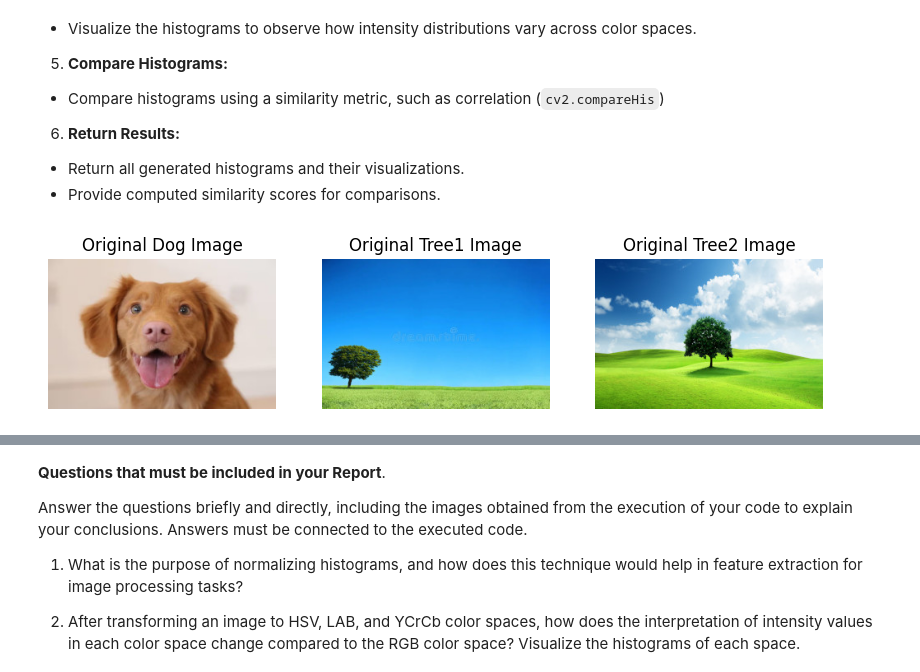
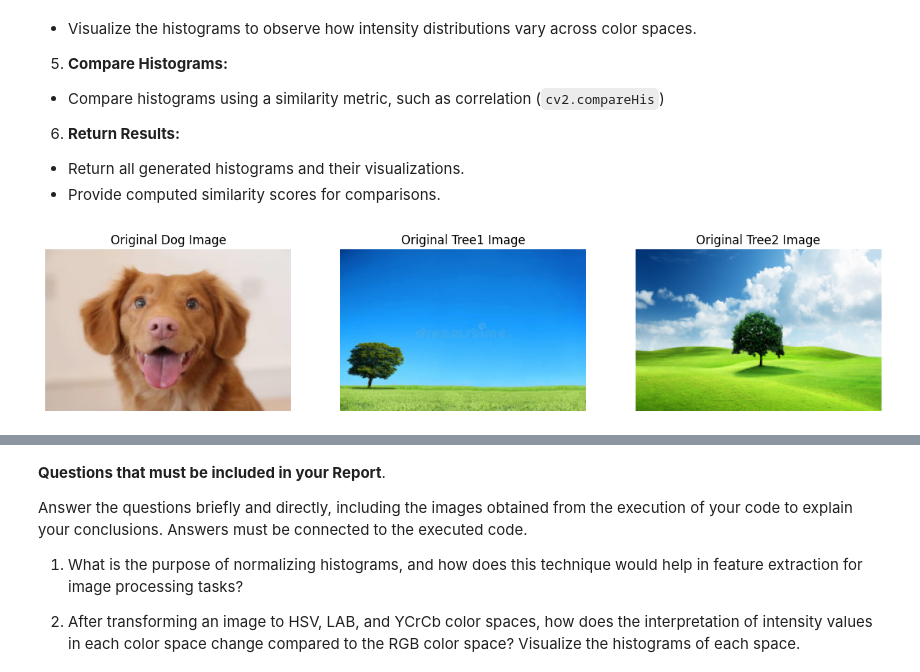
Before and after one commit to M-Riedemann/Computer_Vision, a Jupyter notebook: Project4/Project4.ipynb, the cells around one changed output, grey strips where cells are left out. Drawn from its saved outputs; the diff is of its cells as text; code cells hidden in the pictures.

```diff
--- a/Project4/Project4.ipynb
+++ b/Project4/Project4.ipynb
@@ -121,32 +220,34 @@ def compare_histograms_via_correlation(hist1, hist2):
 # %%
+#1. Load and Display the Image:
+
 # Convertion of BGR to RGB
 image_bgr_dog = cv2.imread("images/dataset_histograms/dog.jpg")
 image_bgr_tree1 = cv2.imread("images/dataset_histograms/tree1.jpg")
 image_bgr_tree2 = cv2.imread("images/dataset_histograms/tree2.jpg")
 
 image_RGB_dog = cv2.cvtColor(image_bgr_dog, cv2.COLOR_BGR2RGB)
 image_RGB_tree1 = cv2.cvtColor(image_bgr_tree1, cv2.COLOR_BGR2RGB)
-image_RGB_tree2 = cv2.cvtColor(image_bgr_tree2, cv2.COLOR_BGR2RGB)
+image_HSV_tree2 = cv2.cvtColor(image_bgr_tree2, cv2.COLOR_BGR2RGB)
 
 # Display of the original Image
 
-plt.figure(figsize=(10, 5))
+plt.figure(figsize=(15, 10))
 
 plt.subplot(1, 3, 1)
 plt.title("Original Dog Image")
 plt.imshow(image_RGB_dog)
 plt.axis('off')
 
 plt.subplot(1, 3, 2)
 plt.title("Original Tree1 Image")
 plt.imshow(image_RGB_tree1)
 plt.axis('off')
 
 plt.subplot(1, 3, 3)
 plt.title("Original Tree2 Image")
 plt.imshow(image_RGB_tree2)
 plt.axis('off')
 
 plt.show()
 # %% [output]
-[figure, old version]
+[figure, new version]
```
Also changed, not shown: parts of 11 cells of this notebook.
